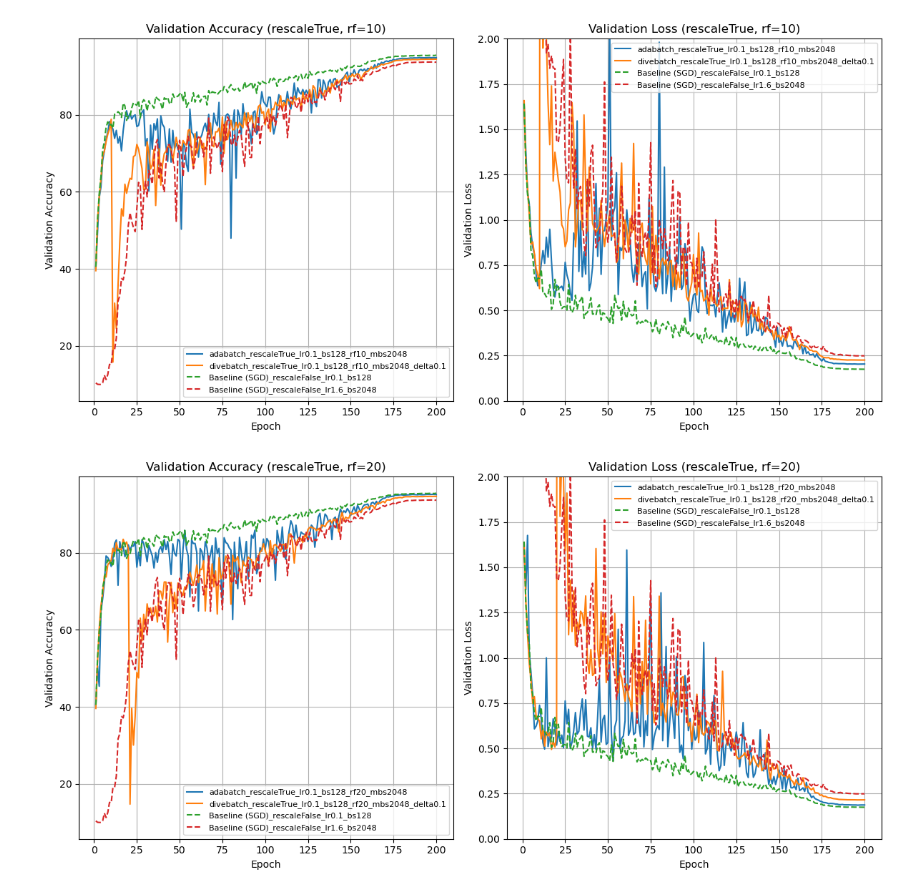
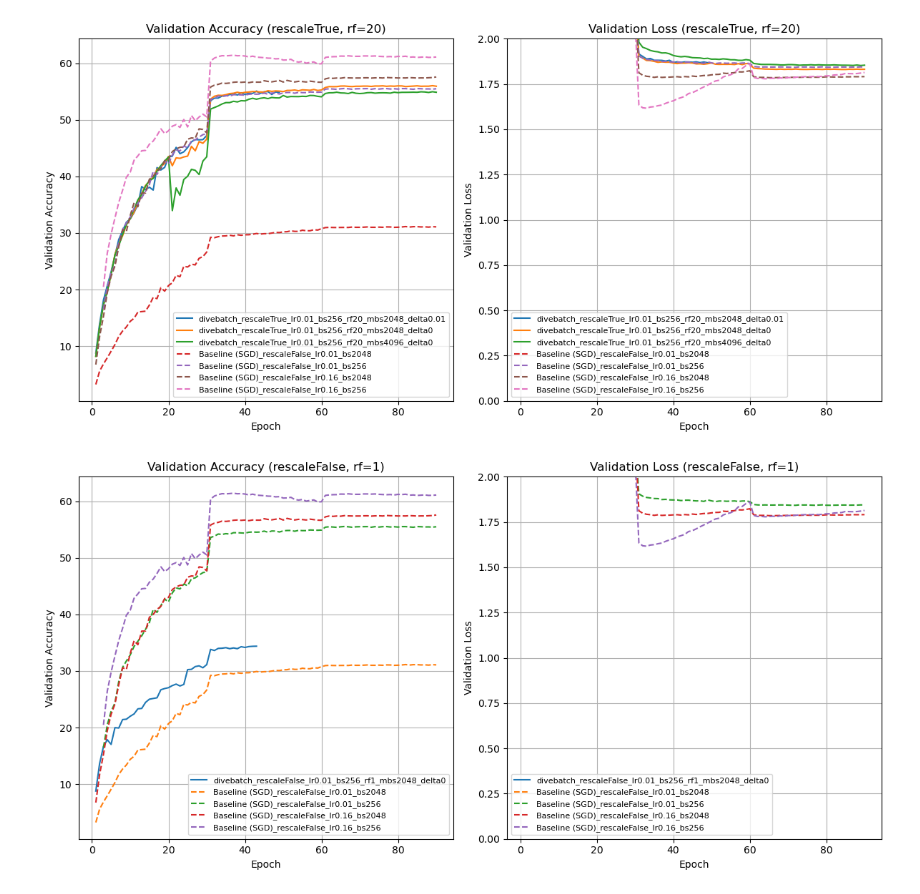
Before and after one commit to chenyuen0103/pytorch-cifar, a Jupyter notebook: src/plot.ipynb, the cells around one changed output. Saved outputs shown, nothing was run; the diff lists cells and outputs as text; code cells hidden in the pictures.

```diff
--- a/src/plot.ipynb
+++ b/src/plot.ipynb
@@ -475,13 +426,40 @@ def plot_val_acc_and_loss_with_baseline(rescale_dict, rescale_status, filter_hyp
         plt.show()
 
 
+# Define the log directories
+log_dir = '../logs/resnet18'
+cifar10_dir = os.path.join(log_dir, 'cifar10')
+imagenet_dir = os.path.join(log_dir, 'imagenet')
+cifar100_dir = '../../pytorch-cifar100/logs/resnet18/cifar100/'
+
+
+
+
+
+
+# Process the CIFAR-10 directory
+average_acc_cifar100 = process_directory(cifar100_dir)
+average_acc_cifar10 = process_directory(cifar10_dir)
+average_acc_imagenet = process_directory(imagenet_dir)
+
+# Split the data
+rescale_true_data, rescale_false_data = split_data_by_rescale(average_acc_cifar100)
+rescale_true_data, rescale_false_data = split_data_by_rescale(average_acc_cifar10)
+rescale_true_data, rescale_false_data = split_data_by_rescale(average_acc_imagenet)
+
+
+# Apply the function to the rescale-split data
+rescale_true_by_rf = split_data_by_resize_freq(rescale_true_data)
+rescale_false_by_rf = split_data_by_resize_freq(rescale_false_data)
+
+
 filter_hyperparams_10 = lambda hp_str: ('4096' not in hp_str) and ('0.16' not in hp_str) and not('lr0.1_bs2048' in hp_str) and not('1.6' in hp_str and '128' in hp_str) and (hp_str.endswith('delta0.1') or 'delta' not in hp_str)
 filter_hyperparams_100 = lambda hp_str: ('4096' not in hp_str) and ('0.16' not in hp_str) and not('lr0.1_bs2048' in hp_str) and not('1.6' in hp_str and '128' in hp_str)
 filter_hyperparams_imagenet = lambda hp_str: True
 # Plot for rescaleTrue data with SGD baselines
 
-plot_val_acc_and_loss_with_baseline(rescale_true_by_rf, "rescaleTrue", filter_hyperparams_10)
+plot_val_acc_and_loss_with_baseline(rescale_true_by_rf, "rescaleTrue", filter_hyperparams_imagenet)
 
 # Plot for rescaleFalse data with SGD baselines
-plot_val_acc_and_loss_with_baseline(rescale_false_by_rf, "rescaleFalse", filter_hyperparams_10)
+plot_val_acc_and_loss_with_baseline(rescale_false_by_rf, "rescaleFalse", filter_hyperparams_imagenet)
 # %% [output]
@@ -488,2 +496,2 @@ plot_val_acc_and_loss_with_baseline(rescale_false_by_rf, "rescaleFalse", filter_
-[figure, old version]
+[figure, new version]
-[figure, old version]
+[figure, new version]
```
Also changed, not shown: parts of 5 cells of this notebook, 4 other files.
